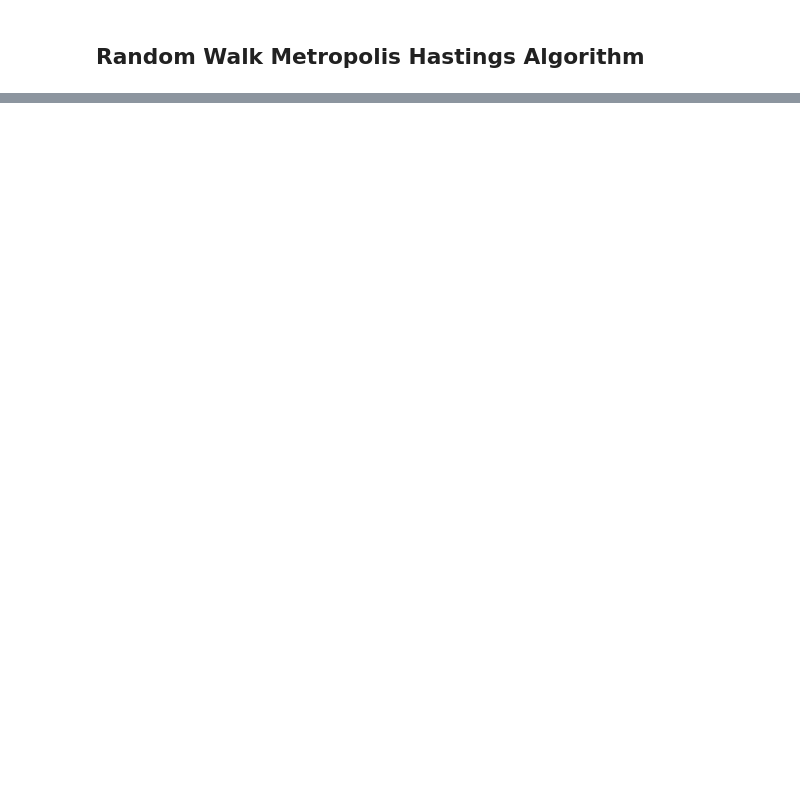
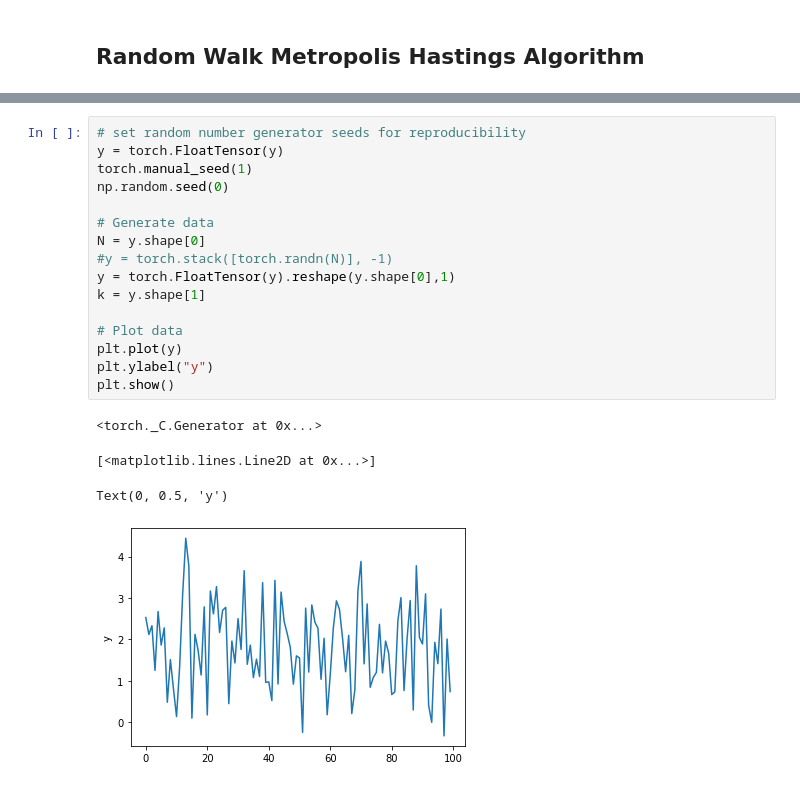
Before and after one commit to prasannapkr/Notebooks, a Jupyter notebook: bayesian_sampling.ipynb, the cells around one changed output, grey strips where cells are left out. Drawn from its saved outputs; the diff is of its cells as text; blank space fills up the shorter version.

```diff
--- a/bayesian_sampling.ipynb
+++ b/bayesian_sampling.ipynb
@@ -249,0 +449,21 @@ fig.savefig('mh_result.png');
+# %%
+# set random number generator seeds for reproducibility
+y = torch.FloatTensor(y)
+torch.manual_seed(1)
+np.random.seed(0)
+
+# Generate data
+N = y.shape[0]
+#y = torch.stack([torch.randn(N)], -1)
+y = torch.FloatTensor(y).reshape(y.shape[0],1)
+k = y.shape[1]
+
+# Plot data
+plt.plot(y)
+plt.ylabel("y")
+plt.show()
+# %% [output]
+<torch._C.Generator at 0x...>
+[<matplotlib.lines.Line2D at 0x...>]
+Text(0, 0.5, 'y')
+[figure, added]
```
Also changed, not shown: parts of 13 cells of this notebook.
